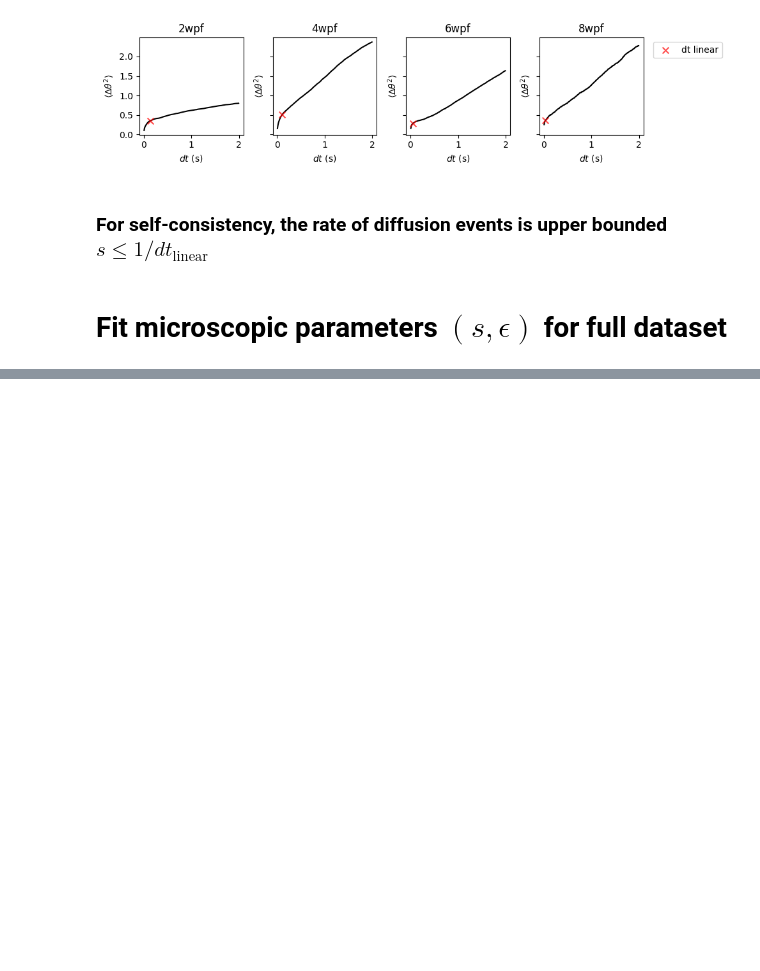
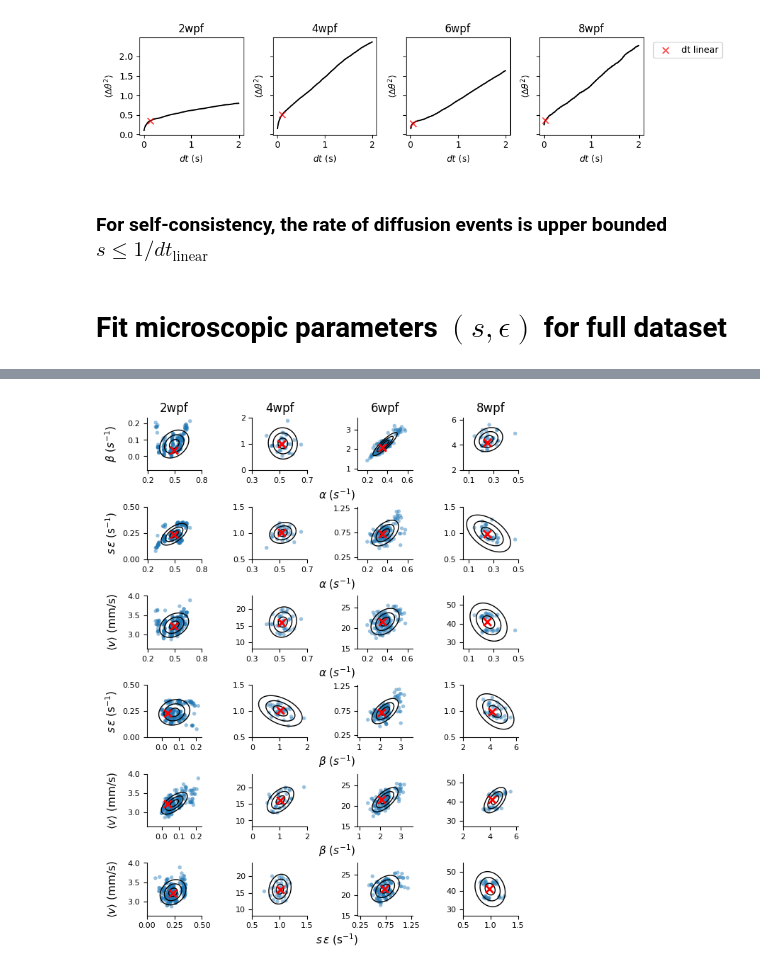
Before and after one commit to PalkaPuri/danionella-collective-motion, a Jupyter notebook: Notebooks/Figure2/extract_microscopic_parameters.ipynb, the cells around one changed output, grey strips where cells are left out. Saved outputs shown, nothing was run; the diff lists cells and outputs as text; code cells hidden in the pictures; blank space fills up the shorter version.

```diff
--- a/Notebooks/Figure2/extract_microscopic_parameters.ipynb
+++ b/Notebooks/Figure2/extract_microscopic_parameters.ipynb
@@ -134,0 +235,7 @@ np.savetxt(f'../../Results/microscopic_params_L50_full_dataset.csv', microscopic
+# %%
+# load alpha, beta fit results for subsamples
+data = np.load('alpha_beta_fit_results_all_samples_avg_over_Ng.npz', allow_pickle=True)
+alpha_beta_all_samples = data['alpha_beta_fit_results_all_samples_avg_over_Ng'].item()
+
+# alpha, beta, slope, v for the full dataset
+full_dataset_distribution_vars = np.column_stack([mesoscopic_params_full_dataset, MSD_linear_fit_full_dataset[:,0],microscopic_params_full_dataset[:,3] ])
@@ -134,0 +244,81 @@ np.savetxt(f'../../Results/microscopic_params_L50_full_dataset.csv', microscopic
+# %%
+dist_params_mean_all_ages = []
+dist_params_cov_all_ages = []
+sampled_params_all_ages = []
+labels = [r'$\alpha$ ($s^{-1}$)', r'$\beta$ ($s^{-1}$)', r'$s\,\varepsilon$ (s$^{-1}$)', r'$\langle v \rangle$ (mm/s)']
+
+# limits for each parameter and each age
+lims = [
+    [[0.2,0.8], [-0.08,0.25], [0,0.5], [2.7,4]], # 2 weeks
+    [[0.35,0.75], [0,2.5], [0.5,1.5], [10,22]], # 4 weeks
+    [[0.15,0.6], [1,3.5], [0.25,1.25], [15,28]], # 6 weeks
+    [[0.05,0.55], [2,7], [0.5,1.5], [30,55]], # 8 weeks
+]
+
+ticks = [
+    [[0.2,0.5,0.8], [0,0.1,0.2], [0,0.25,0.5], [3,3.5, 4]], # 2 weeks
+    [[0.3,0.5,0.7], [0,1,2], [0.5,1,1.5], [10,15,20]], # 4 weeks
+    [[0.2,0.4,0.6], [1,2,3], [0.25,0.75,1.25], [15,20,25]], # 6 weeks
+    [[0.1,0.3,0.5], [2,4,6], [0.5,1,1.5], [30,40,50]], # 8 weeks
+]
+w = 6.5
+h = 8
+labelsize = 11
+ticksize = 8
+title_size = 12
+
+fig, ax = plt.subplots(6,4, figsize=(w, h))
+
+for j,age in enumerate(fish_ages):
+    alpha = alpha_beta_all_samples[age][:,0]
+    beta = alpha_beta_all_samples[age][:,1]
+    slope = MSD_slope_and_v_all_ages_all_samples[age][:,0]
+    v = MSD_slope_and_v_all_ages_all_samples[age][:,1]
+    data = np.column_stack((alpha, beta, slope, v))
+    sampled_params_all_ages.append(data)
+    mean = np.mean(data, axis=0)
+    dist_params_mean_all_ages.append(mean)
+    cov = np.cov(data, rowvar=False)
+    dist_params_cov_all_ages.append(cov)
+
+    c = 0
+    xlabels_list = []
+    for i in range(4):
+        for k in range(i+1, 4):
+            ax[c,j].scatter(sampled_params_all_ages[j][:,i], sampled_params_all_ages[j][:,k], alpha=0.45, s=15, edgecolor='none', linewidth=0.25)
+            ax[c,j].scatter(full_dataset_distribution_vars[j,i], full_dataset_distribution_vars[j,k], marker='x', color='r', label='Full dataset', s=60, alpha=1, linewidth=2,zorder=10)
+            cov_reduced = cov[np.ix_([i,k],[i,k])]
+            mean_reduced = mean[[i,k]]
+            # plot a multivariate normal distribution
+            x, y = np.mgrid[mean_reduced[0]-3.5*np.sqrt(cov_reduced[0,0]):mean_reduced[0]+3.5*np.sqrt(cov_reduced[0,0]):100j,
+                            mean_reduced[1]-3.5*np.sqrt(cov_reduced[1,1]):mean_reduced[1]+3.5*np.sqrt(cov_reduced[1,1]):100j]
+            pos = np.dstack((x, y))
+            rv = multivariate_normal(mean=mean_reduced, cov=cov_reduced)
+            z = rv.pdf(pos)
+            sigmas = np.sqrt(cov_reduced[np.diag_indices(2)])
+            ax[c,j].contour(x, y, z, levels=rv.pdf([1.5*sigmas+mean_reduced, 1*sigmas+mean_reduced, 0.5*sigmas+mean_reduced]), colors='k', linewidths=1, alpha =1)
+            if j==0:
+                ax[c,j].set_ylabel(labels[k], fontsize=labelsize)
+            if c==0:
+                ax[c,j].set_title(f'{age}wpf', fontsize=title_size)
+            ax[c,j].tick_params(axis='both', which='major', labelsize=ticksize)
+            # turn off top and right spines
+            ax[c,j].spines['top'].set_visible(False)
+            ax[c,j].spines['right'].set_visible(False)
+            xlabels_list.append(labels[i])
+            #ax[c,j].set_xlim(lims[j][i])
+            #ax[c,j].set_ylim(lims[j][k])
+            ax[c,j].set_xticks(ticks[j][i])
+            ax[c,j].set_yticks(ticks[j][k])
+            c += 1
+
+
+# common x labels
+fig.align_ylabels()
+fig.tight_layout(pad=2)
+for i in range(6):
+    # get position of the middle plot in each row
+    pos = ax[i,0].get_position()
+    fig.text(0.55, pos.y0 - 0.05, xlabels_list[i], ha='center', fontsize=labelsize)
+# %% [output]
+[figure, added]
```
Also changed, not shown: parts of 12 cells of this notebook, 2 other files.
